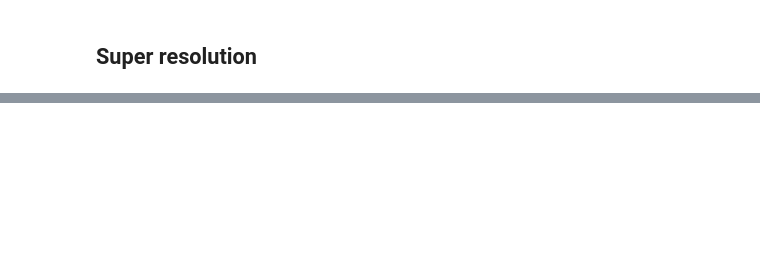
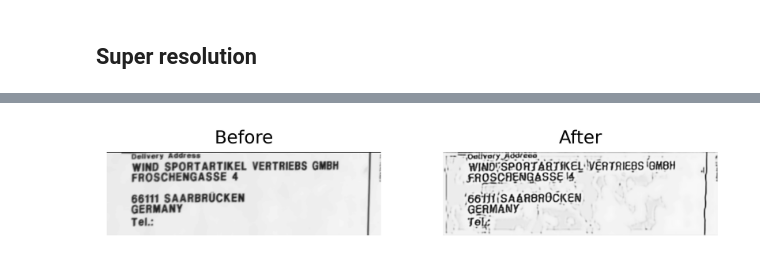
Before and after one commit to CD2L/shipping-label-classification-pipeline, a Jupyter notebook: notebooks/upgrade_ocr.ipynb, the cells around one changed output, grey strips where cells are left out. Saved outputs shown, nothing was run; the diff lists cells and outputs as text; code cells hidden in the pictures; blank space fills up the shorter version.

```diff
--- a/notebooks/upgrade_ocr.ipynb
+++ b/notebooks/upgrade_ocr.ipynb
@@ -256,0 +369,22 @@ plot_images(im_lr[0], img_sr[0])
+# %%
+weight = torch.load('../txt_super_res/checkpoints/checkpoint_1000.pkl', map_location=torch.device('cuda'))
+
+model = SRResNetModel(2,1)
+model = nn.DataParallel(model)
+model.load_state_dict(weight['model'])
+model = model.requires_grad_(False).to('cuda')
+
+with torch.no_grad():
+    lr = cv2.imread(IMAGES_PATH + image_name, cv2.IMREAD_COLOR)
+    lr = cv2.fastNlMeansDenoisingColored(lr, None, 7, 7, 4, 15)
+    lr = cv2.cvtColor(lr, cv2.COLOR_BGR2GRAY)
+    lr = torch.from_numpy(lr).type(torch.float32).cuda()
+    lr = lr.reshape((1,1,*lr.shape))/255
+
+    sr = model(lr) # [1, 1, 800, 400]
+
+    im_sr = sr.cpu().numpy().transpose([0, 2, 3, 1])
+    im_lr = lr.cpu().numpy().transpose([0, 2, 3, 1])
+    plot_images(im_lr[0], im_sr[0])
+# %% [output]
+[figure, added]
```
Also changed, not shown: parts of 28 cells of this notebook, 10 other files.
